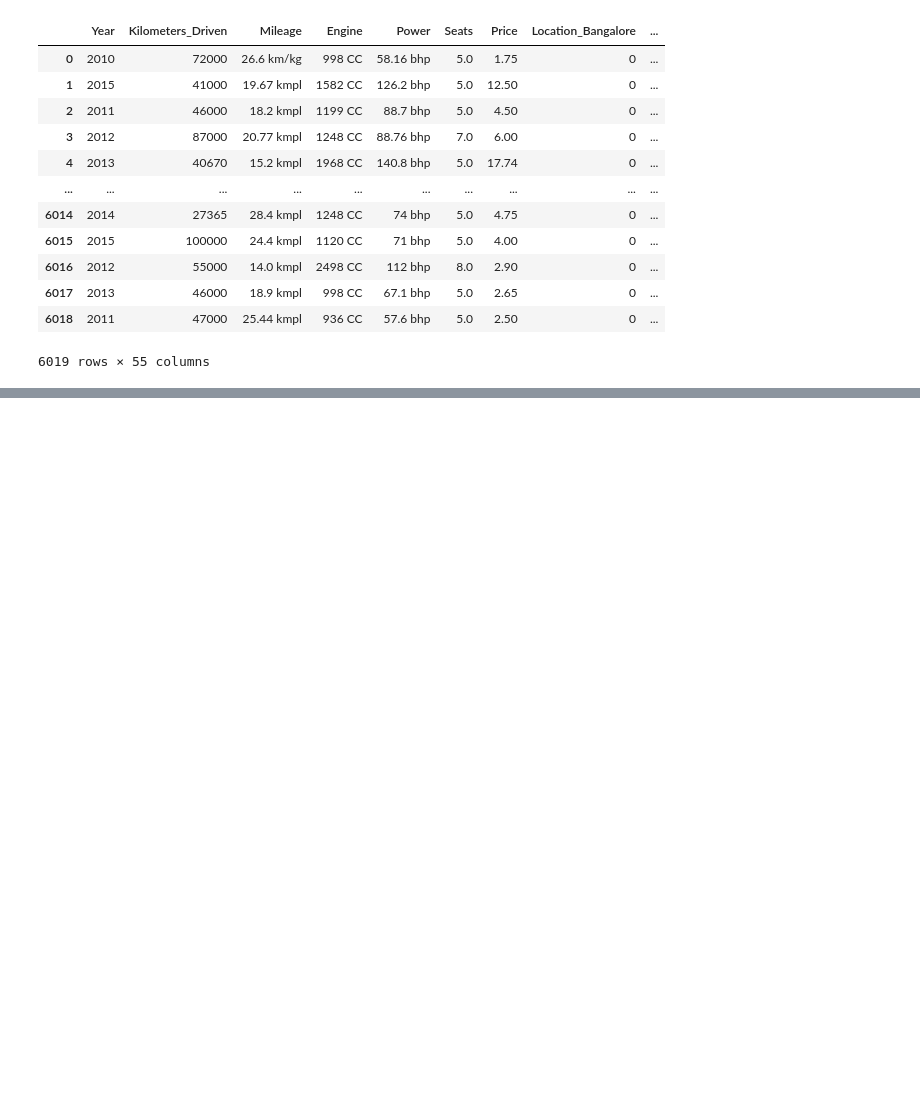
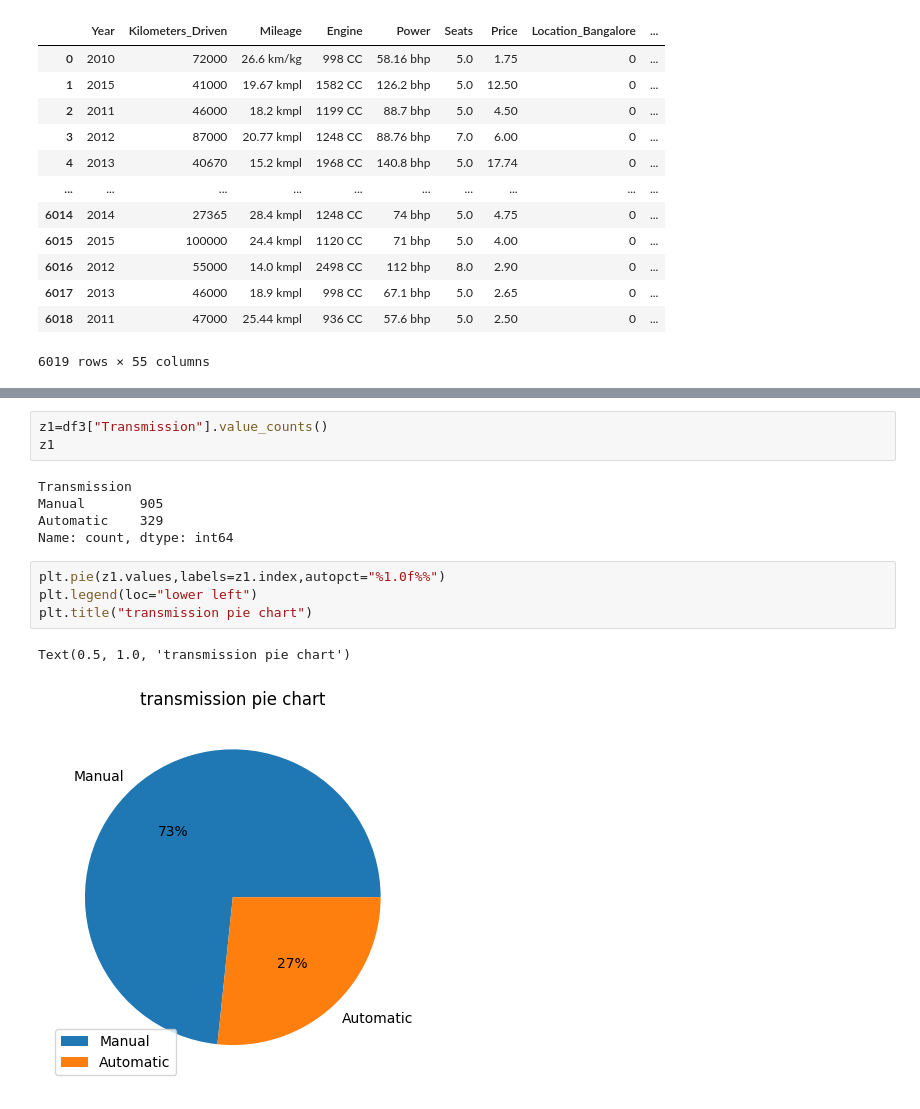
Before and after one commit to shyama0578/machine_learning, a Jupyter notebook: multiple regression/train.ipynb, the cells around one changed output, grey strips where cells are left out. Drawn from its saved outputs; the diff is of its cells as text; blank space fills up the shorter version.

```diff
--- a/multiple regression/train.ipynb
+++ b/multiple regression/train.ipynb
@@ -269,0 +678,15 @@ df2
+# %%
+z1=df3["Transmission"].value_counts()
+z1
+# %% [output]
+Transmission
+Manual       905
+Automatic    329
+Name: count, dtype: int64
+# %%
+plt.pie(z1.values,labels=z1.index,autopct="%1.0f%%")
+plt.legend(loc="lower left")
+plt.title("transmission pie chart")
+# %% [output]
+Text(0.5, 1.0, 'transmission pie chart')
+[figure, added]
```
Also changed, not shown: parts of 65 cells of this notebook, 4 other files.
